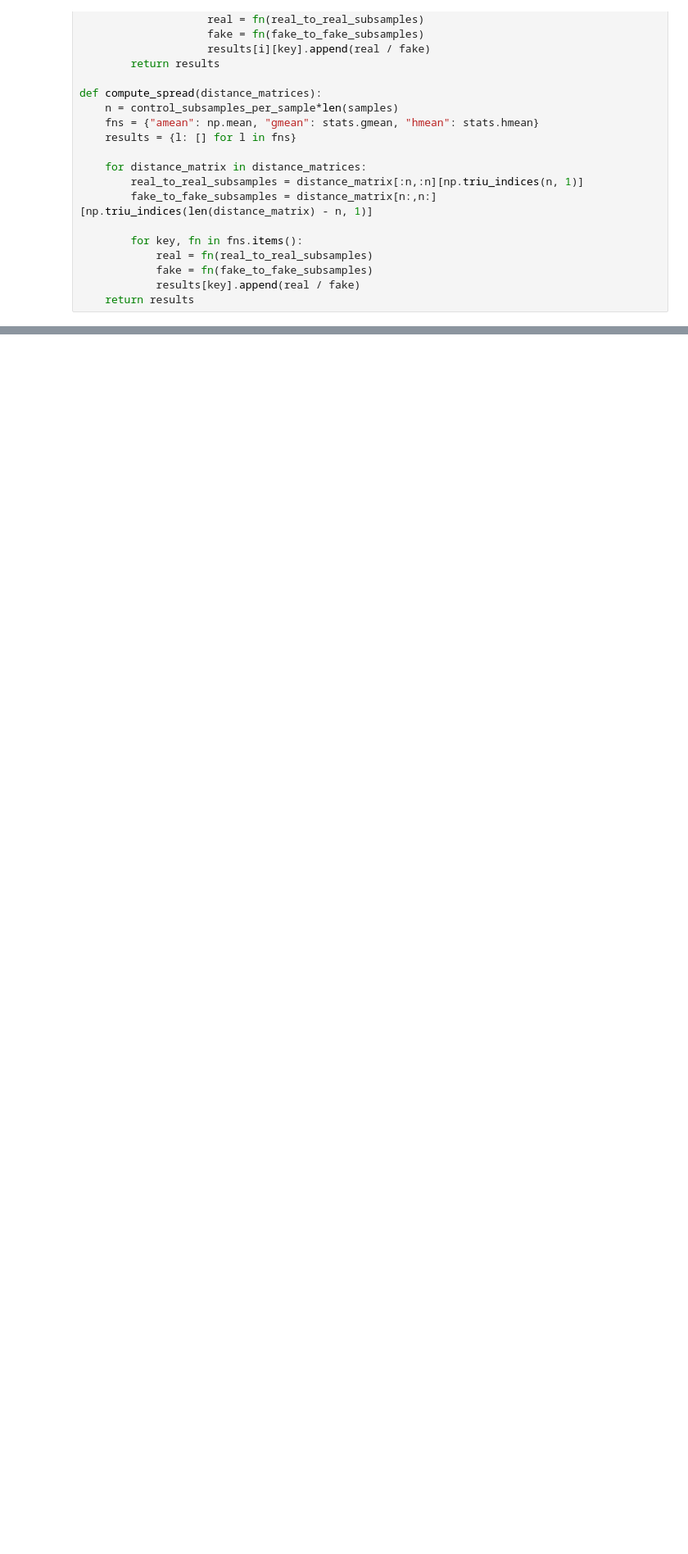
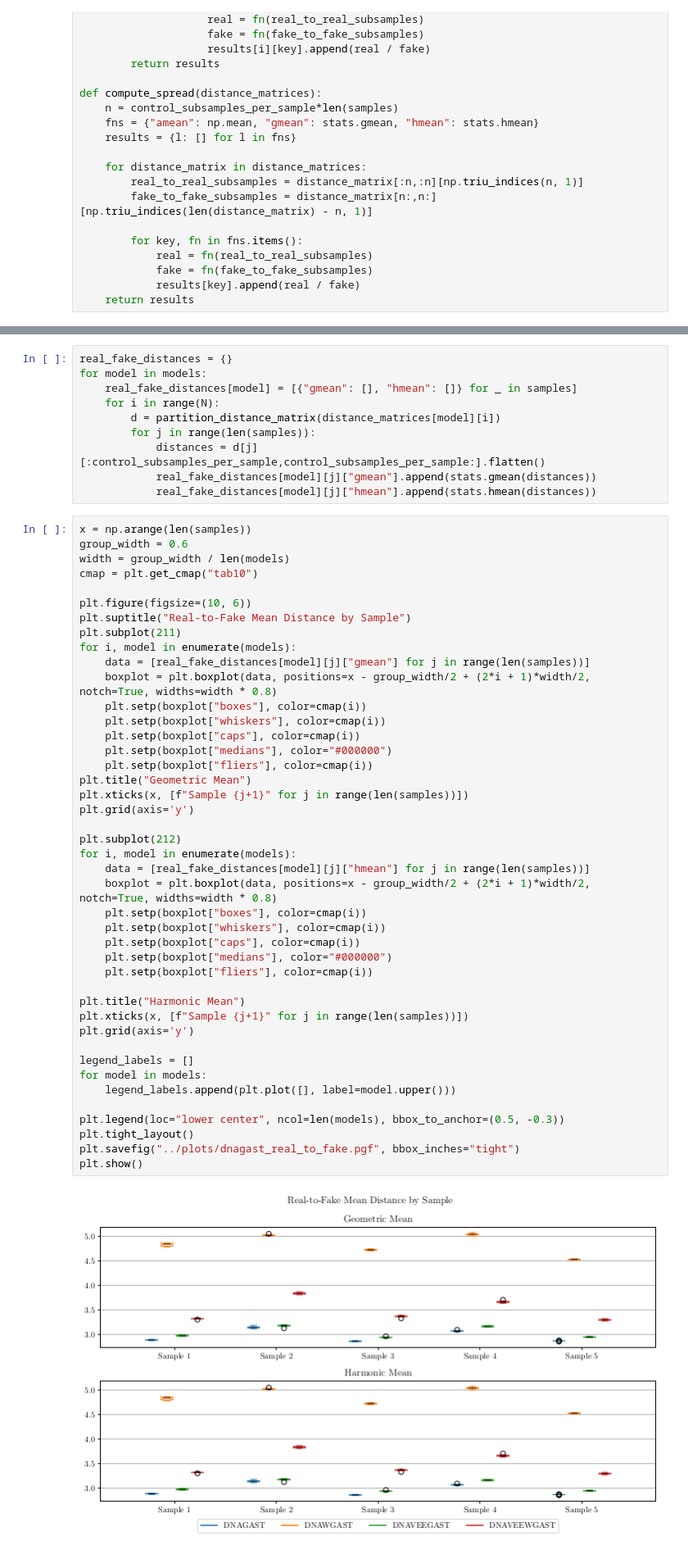
Before and after one commit to DLii-Research/setbert, a Jupyter notebook: notebooks/DNAGAST Results.ipynb, the cells around one changed output, grey strips where cells are left out. Shown: that part at 82% size. Saved outputs shown, nothing was run; the diff lists cells and outputs as text; blank space fills up the shorter version.

Commit message:
Final results for DNAGAST

```diff
--- a/notebooks/DNAGAST Results.ipynb
+++ b/notebooks/DNAGAST Results.ipynb
@@ -365,0 +377,55 @@ def compute_spread(distance_matrices):
+# %%
+real_fake_distances = {}
+for model in models:
+    real_fake_distances[model] = [{"gmean": [], "hmean": []} for _ in samples]
+    for i in range(N):
+        d = partition_distance_matrix(distance_matrices[model][i])
+        for j in range(len(samples)):
+            distances = d[j][:control_subsamples_per_sample,control_subsamples_per_sample:].flatten()
+            real_fake_distances[model][j]["gmean"].append(stats.gmean(distances))
+            real_fake_distances[model][j]["hmean"].append(stats.hmean(distances))
+# %%
+x = np.arange(len(samples))
+group_width = 0.6
+width = group_width / len(models)
+cmap = plt.get_cmap("tab10")
+
+plt.figure(figsize=(10, 6))
+plt.suptitle("Real-to-Fake Mean Distance by Sample")
+plt.subplot(211)
+for i, model in enumerate(models):
+    data = [real_fake_distances[model][j]["gmean"] for j in range(len(samples))]
+    boxplot = plt.boxplot(data, positions=x - group_width/2 + (2*i + 1)*width/2, notch=True, widths=width * 0.8)
+    plt.setp(boxplot["boxes"], color=cmap(i))
+    plt.setp(boxplot["whiskers"], color=cmap(i))
+    plt.setp(boxplot["caps"], color=cmap(i))
+    plt.setp(boxplot["medians"], color="#000000")
+    plt.setp(boxplot["fliers"], color=cmap(i))
+plt.title("Geometric Mean")
+plt.xticks(x, [f"Sample {j+1}" for j in range(len(samples))])
+plt.grid(axis='y')
+
+plt.subplot(212)
+for i, model in enumerate(models):
+    data = [real_fake_distances[model][j]["hmean"] for j in range(len(samples))]
+    boxplot = plt.boxplot(data, positions=x - group_width/2 + (2*i + 1)*width/2, notch=True, widths=width * 0.8)
+    plt.setp(boxplot["boxes"], color=cmap(i))
+    plt.setp(boxplot["whiskers"], color=cmap(i))
+    plt.setp(boxplot["caps"], color=cmap(i))
+    plt.setp(boxplot["medians"], color="#000000")
+    plt.setp(boxplot["fliers"], color=cmap(i))
+
+plt.title("Harmonic Mean")
+plt.xticks(x, [f"Sample {j+1}" for j in range(len(samples))])
+plt.grid(axis='y')
+
+legend_labels = []
+for model in models:
+    legend_labels.append(plt.plot([], label=model.upper()))
+
+plt.legend(loc="lower center", ncol=len(models), bbox_to_anchor=(0.5, -0.3))
+plt.tight_layout()
+plt.savefig("../plots/dnagast_real_to_fake.pgf", bbox_inches="tight")
+plt.show()
+# %% [output]
+[figure, added]
```
Also changed, not shown: parts of 36 cells of this notebook.
